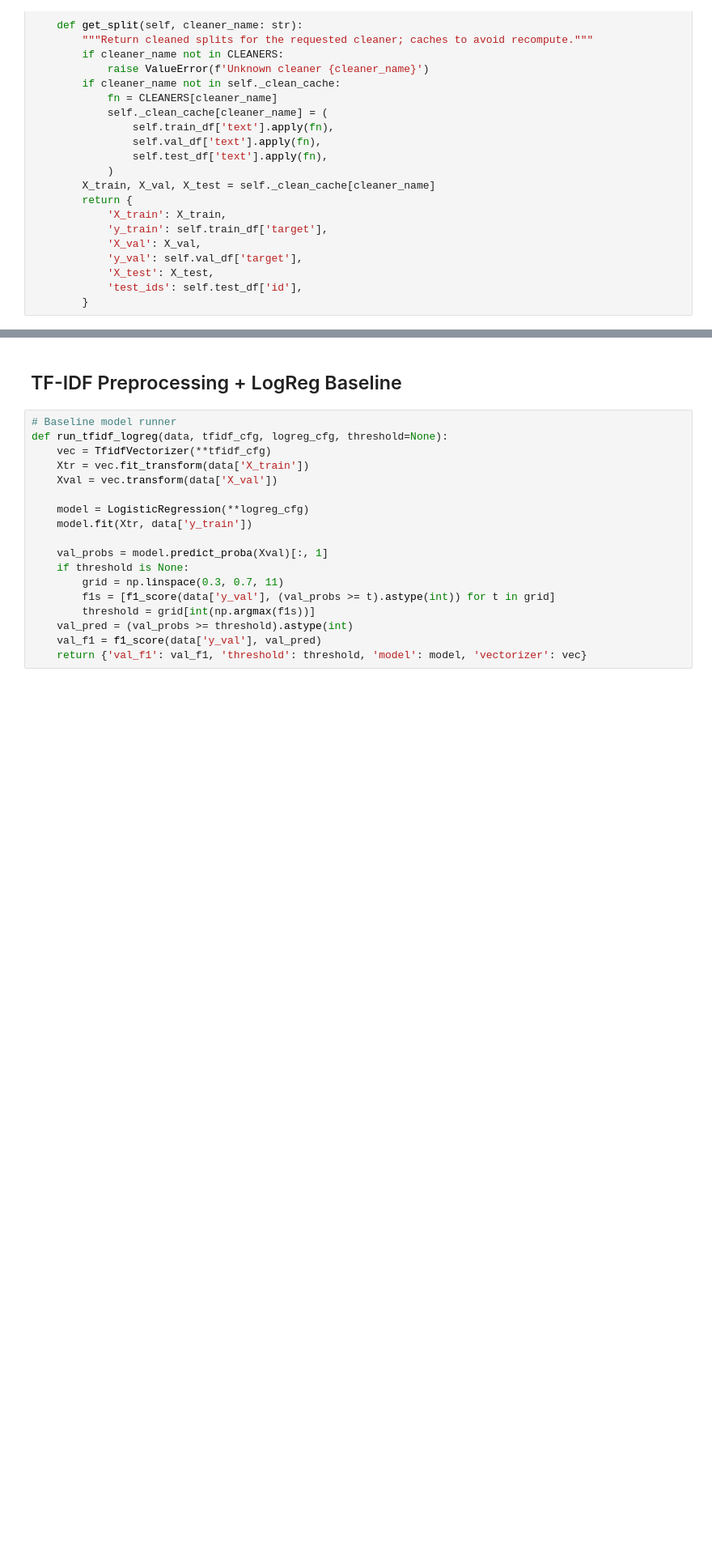
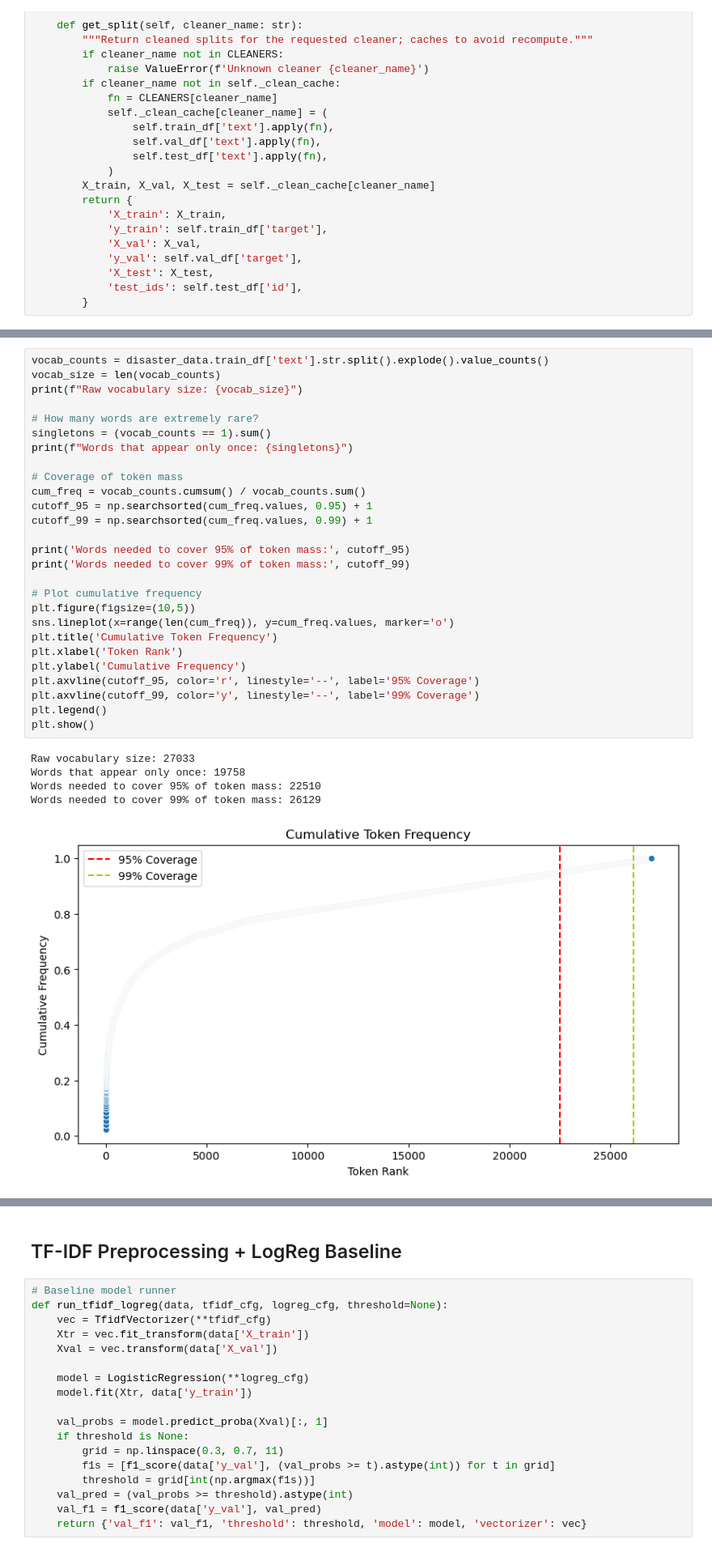
Before and after one commit to RescuedBuffalo/kaggle-nlp-disasters, a Jupyter notebook: report.ipynb, the cells around one changed output, grey strips where cells are left out. Shown: that part at 81% size. Saved outputs shown, nothing was run; the diff lists cells and outputs as text; blank space fills up the shorter version.

```diff
--- a/report.ipynb
+++ b/report.ipynb
@@ -102,0 +154,33 @@ class DisasterData:
+# %%
+vocab_counts = disaster_data.train_df['text'].str.split().explode().value_counts()
+vocab_size = len(vocab_counts)
+print(f"Raw vocabulary size: {vocab_size}")
+
+# How many words are extremely rare?
+singletons = (vocab_counts == 1).sum()
+print(f"Words that appear only once: {singletons}")
+
+# Coverage of token mass
+cum_freq = vocab_counts.cumsum() / vocab_counts.sum()
+cutoff_95 = np.searchsorted(cum_freq.values, 0.95) + 1
+cutoff_99 = np.searchsorted(cum_freq.values, 0.99) + 1
+
+print('Words needed to cover 95% of token mass:', cutoff_95)
+print('Words needed to cover 99% of token mass:', cutoff_99)
+
+# Plot cumulative frequency
+plt.figure(figsize=(10,5))
+sns.lineplot(x=range(len(cum_freq)), y=cum_freq.values, marker='o')
+plt.title('Cumulative Token Frequency')
+plt.xlabel('Token Rank')
+plt.ylabel('Cumulative Frequency')
+plt.axvline(cutoff_95, color='r', linestyle='--', label='95% Coverage')
+plt.axvline(cutoff_99, color='y', linestyle='--', label='99% Coverage')
+plt.legend()
+plt.show()
+# %% [output]
+Raw vocabulary size: 27033
+Words that appear only once: 19758
+Words needed to cover 95% of token mass: 22510
+Words needed to cover 99% of token mass: 26129
+[figure, added]
```
Also changed, not shown: parts of 11 cells of this notebook.
